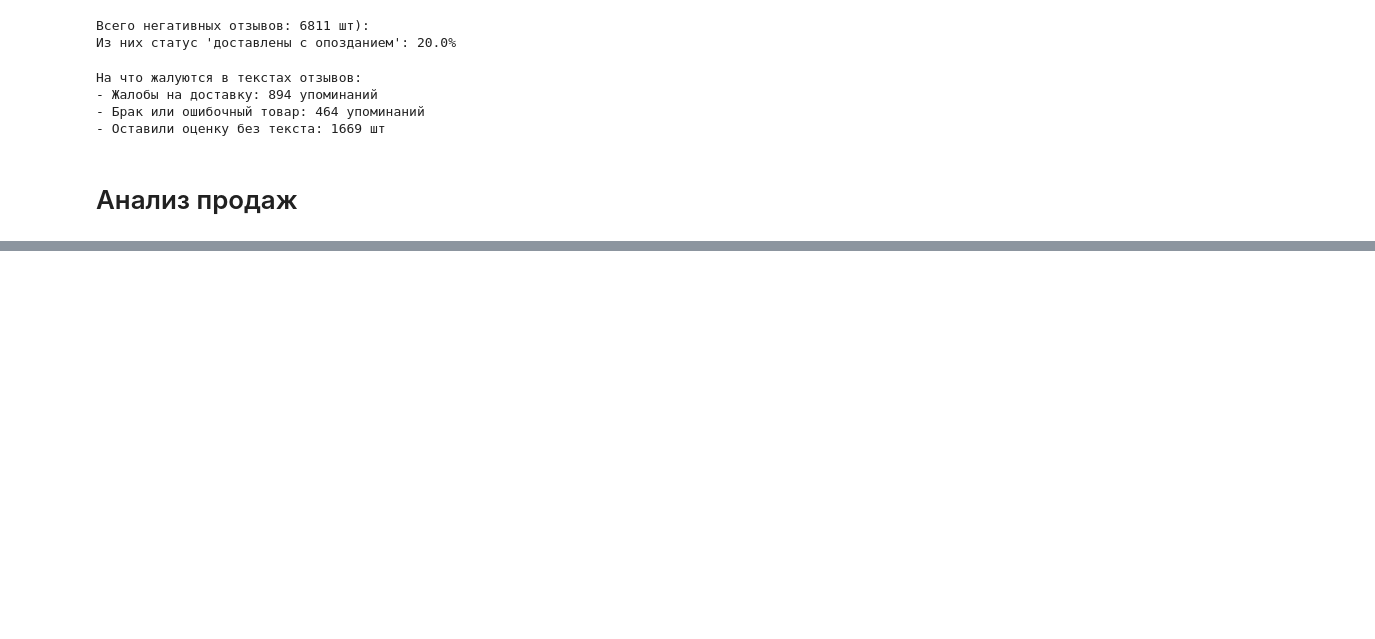
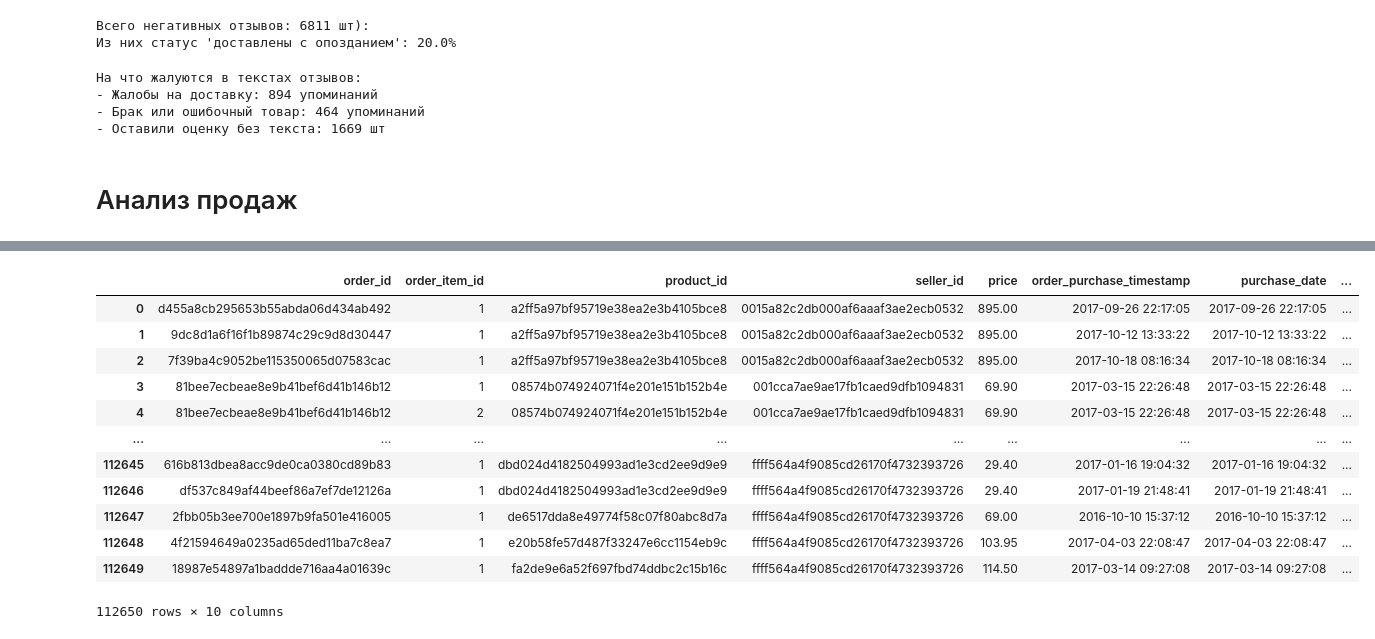
Before and after one commit to aliakseizvertouski/olist, a Jupyter notebook: olist_draft.ipynb, the cells around one changed output, grey strips where cells are left out. Cells and saved outputs as stored; diff of their text form; code cells hidden in the pictures; blank space fills up the shorter version.

```diff
--- a/olist_draft.ipynb
+++ b/olist_draft.ipynb
@@ -485,0 +535,63 @@ df["rank"] = df.apply(f, axis=0)
+# %%
+df_prices = order_items[['order_id', 'order_item_id', 'product_id', 'seller_id', 'price']].merge(
+    orders[['order_id', 'order_purchase_timestamp']],
+    on='order_id'
+)
+
+df_prices['purchase_date'] = pd.to_datetime(df_prices['order_purchase_timestamp'])
+
+# 2. ВАЖНО: Сортируем и обязательно сбрасываем индекс!
+# Без reset_index(drop=True) ваша функция f() будет записывать данные не в те строки.
+df_prices = df_prices.sort_values(by=['seller_id', 'product_id', 'purchase_date']).reset_index(drop=True)
+
+# 3. Делаем сдвиг (получаем NaN для первых покупок)
+df_prices['prev_price'] = df_prices.groupby(['seller_id', 'product_id'])['price'].shift(1)
+
+# 4. Считаем процент скидки ДО заполнения prev_price (так безопаснее)
+# Там, где prev_price == NaN, скидка тоже будет NaN
+df_prices['discount_percent'] = ((df_prices['prev_price'] - df_prices['price']) / df_prices['prev_price']) * 100
+
+# Заполняем NaN: для первых покупок ставим скидку 0.0, а в prev_price ставим стартовую цену
+df_prices['discount_percent'] = df_prices['discount_percent'].fillna(0)
+df_prices['prev_price'] = df_prices['prev_price'].fillna(df_prices['price'])
+
+# 5. Маркер изменения цены (1 - изменилась, 0 - нет)
+# Поскольку первые покупки мы уже обработали, этот шаг сработает корректно
+df_prices['is_price_changed'] = (df_prices['price'] != df_prices['prev_price']).astype(int)
+
+# --- Ваша функция (Слегка улучшенная для Pandas) ---
+def f(arr):
+    rank = 0
+    result = arr.copy()
+    for idx, value in enumerate(arr):
+        if value != 0:
+            rank += 1
+        # Используем .iloc, чтобы гарантированно писать по порядковому номеру 0, 1, 2...
+        result.iloc[idx] = rank
+    return result
+
+# 6. Применяем функцию ТОЛЬКО к одной колонке, а не через apply ко всему датафрейму
+df_prices["price_period"] = f(df_prices["is_price_changed"])
+
+# 7. Считаем заказы внутри периода и делаем сдвиг
+df_prices['period_orders_count'] = df_prices.groupby('price_period')['order_id'].transform('count')
+df_prices['orders_before_change'] = df_prices.groupby(['seller_id', 'product_id'])['period_orders_count'].shift(1)
+
+# Убираем лишнее для красоты
+df_prices = df_prices.drop(columns=['is_price_changed', 'price_period', 'period_orders_count'])
+
+df_prices
+# %% [output]
+|  | order_id | order_item_id | product_id | seller_id | price | order_purchase_timestamp | purchase_date | ... |
+| 0 | d455a8cb295653b55abda06d434ab492 | 1 | a2ff5a97bf95719e38ea2e3b4105bce8 | 0015a82c2db000af6aaaf3ae2ecb0532 | 895.00 | 2017-09-26 22:17:05 | 2017-09-26 22:17:05 | ... |
+| 1 | 9dc8d1a6f16f1b89874c29c9d8d30447 | 1 | a2ff5a97bf95719e38ea2e3b4105bce8 | 0015a82c2db000af6aaaf3ae2ecb0532 | 895.00 | 2017-10-12 13:33:22 | 2017-10-12 13:33:22 | ... |
+| 2 | 7f39ba4c9052be115350065d07583cac | 1 | a2ff5a97bf95719e38ea2e3b4105bce8 | 0015a82c2db000af6aaaf3ae2ecb0532 | 895.00 | 2017-10-18 08:16:34 | 2017-10-18 08:16:34 | ... |
+| 3 | 81bee7ecbeae8e9b41bef6d41b146b12 | 1 | 08574b074924071f4e201e151b152b4e | 001cca7ae9ae17fb1caed9dfb1094831 | 69.90 | 2017-03-15 22:26:48 | 2017-03-15 22:26:48 | ... |
+| 4 | 81bee7ecbeae8e9b41bef6d41b146b12 | 2 | 08574b074924071f4e201e151b152b4e | 001cca7ae9ae17fb1caed9dfb1094831 | 69.90 | 2017-03-15 22:26:48 | 2017-03-15 22:26:48 | ... |
+| ... | ... | ... | ... | ... | ... | ... | ... | ... |
+| 112645 | 616b813dbea8acc9de0ca0380cd89b83 | 1 | dbd024d4182504993ad1e3cd2ee9d9e9 | ffff564a4f9085cd26170f4732393726 | 29.40 | 2017-01-16 19:04:32 | 2017-01-16 19:04:32 | ... |
+| 112646 | df537c849af44beef86a7ef7de12126a | 1 | dbd024d4182504993ad1e3cd2ee9d9e9 | ffff564a4f9085cd26170f4732393726 | 29.40 | 2017-01-19 21:48:41 | 2017-01-19 21:48:41 | ... |
+| 112647 | 2fbb05b3ee700e1897b9fa501e416005 | 1 | de6517dda8e49774f58c07f80abc8d7a | ffff564a4f9085cd26170f4732393726 | 69.00 | 2016-10-10 15:37:12 | 2016-10-10 15:37:12 | ... |
+| 112648 | 4f21594649a0235ad65ded11ba7c8ea7 | 1 | e20b58fe57d487f33247e6cc1154eb9c | ffff564a4f9085cd26170f4732393726 | 103.95 | 2017-04-03 22:08:47 | 2017-04-03 22:08:47 | ... |
+| 112649 | 18987e54897a1baddde716aa4a01639c | 1 | fa2de9e6a52f697fbd74ddbc2c15b16c | ffff564a4f9085cd26170f4732393726 | 114.50 | 2017-03-14 09:27:08 | 2017-03-14 09:27:08 | ... |
+112650 rows × 10 columns
```
Also changed, not shown: parts of 6 cells of this notebook.
